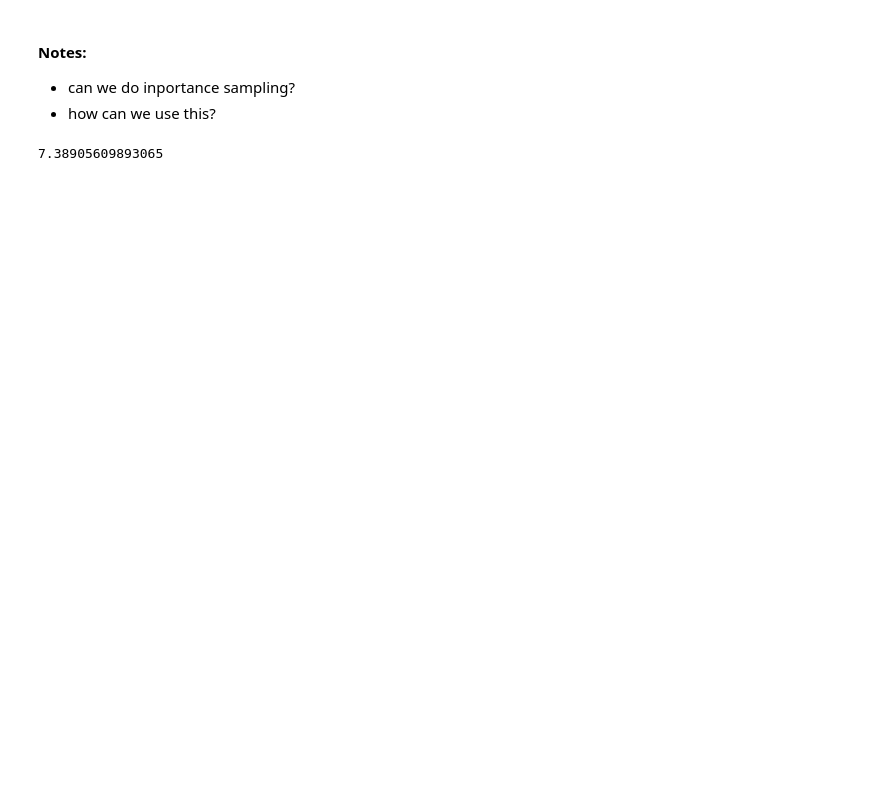
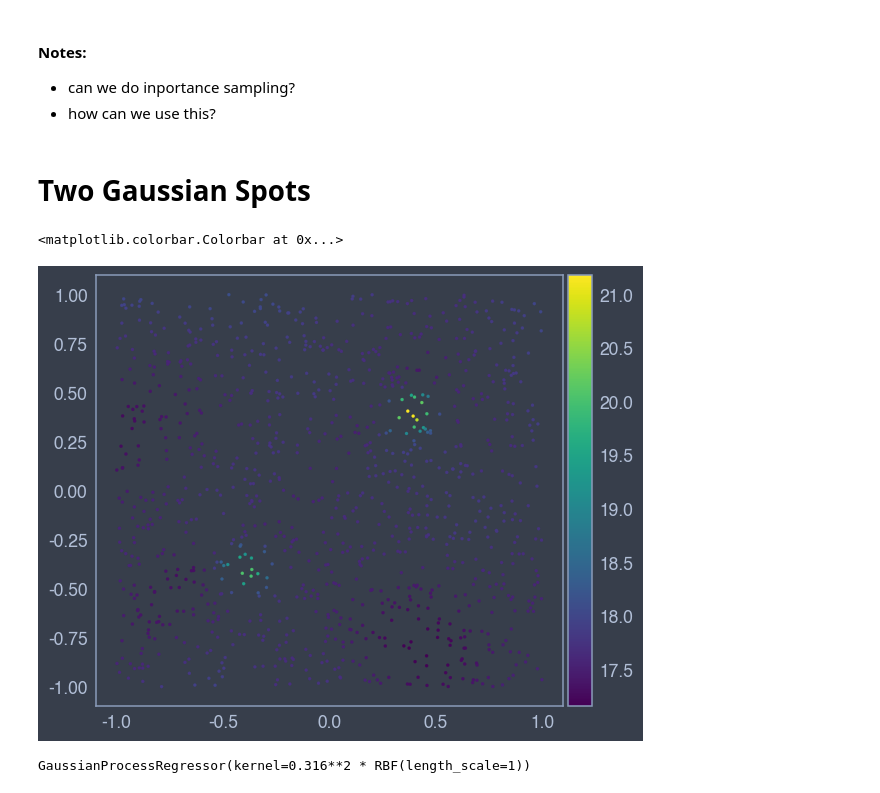
Before and after one commit to mjadiaz/toy-models, a Jupyter notebook: stable_baselines/q_integration_analysis.ipynb, the cells around one changed output. Saved outputs shown, nothing was run; the diff lists cells and outputs as text; code cells hidden in the pictures; blank space fills up the shorter version.

```diff
--- a/stable_baselines/q_integration_analysis.ipynb
+++ b/stable_baselines/q_integration_analysis.ipynb
@@ -150,7 +154,34 @@ plt.show()
 - how can we use this?
 # %%
 gp.predict??
-# %%
-np.exp(2)
-# %% [output]
-7.38905609893065
+# %% [markdown]
+# Two Gaussian Spots
+# %%
+model = TD3.load('./logs/double_gaussian_2/final.zip')
+critic = model.critic
+actor = model.policy
+# %%
+n_samples = 1000
+states = np.zeros((n_samples, 2))
+integrated_q = np.zeros((n_samples, 1))
+
+for i in tqdm(range(n_samples)):
+    state, integ = mc_partial_integration(critic, n_points=int(1e4))
+    states[i] = state
+    integrated_q[i] = integ
+# %%
+fig, ax = plt.subplots()
+divider = make_axes_locatable(ax)
+cax = divider.append_axes('right', size='5%', pad=0.05)
+
+im = ax.scatter(states[:,0], states[:,1], c=integrated_q, s=5)
+fig.colorbar(im, cax=cax, orientation='vertical')
+# %% [output]
+<matplotlib.colorbar.Colorbar at 0x...>
+[figure, added]
+# %%
+kernel = ConstantKernel(0.1, (0.01, 1e4)) *RBF(length_scale=1.0, length_scale_bounds=(1e-2, 1e2))
+gp = GaussianProcessRegressor(kernel=kernel)
+gp.fit(states, minmax(integrated_q, [integrated_q.min(), integrated_q.max()], [-0,1]))
+# %% [output]
+GaussianProcessRegressor(kernel=0.316**2 * RBF(length_scale=1))
```
Also changed, not shown: parts of 8 cells of this notebook, 4 other files.
